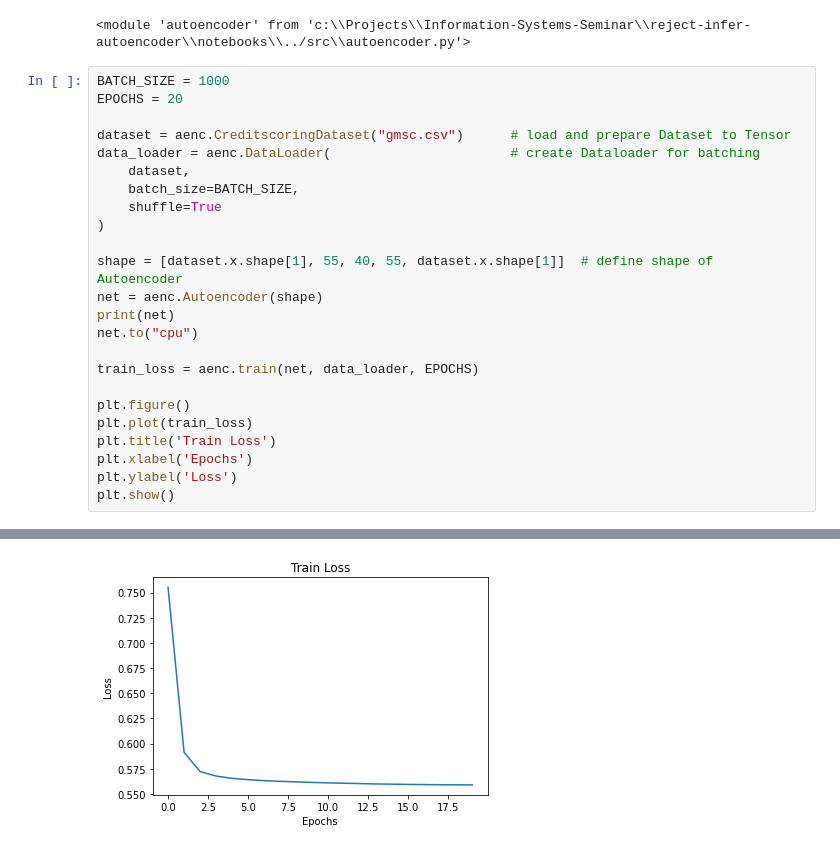
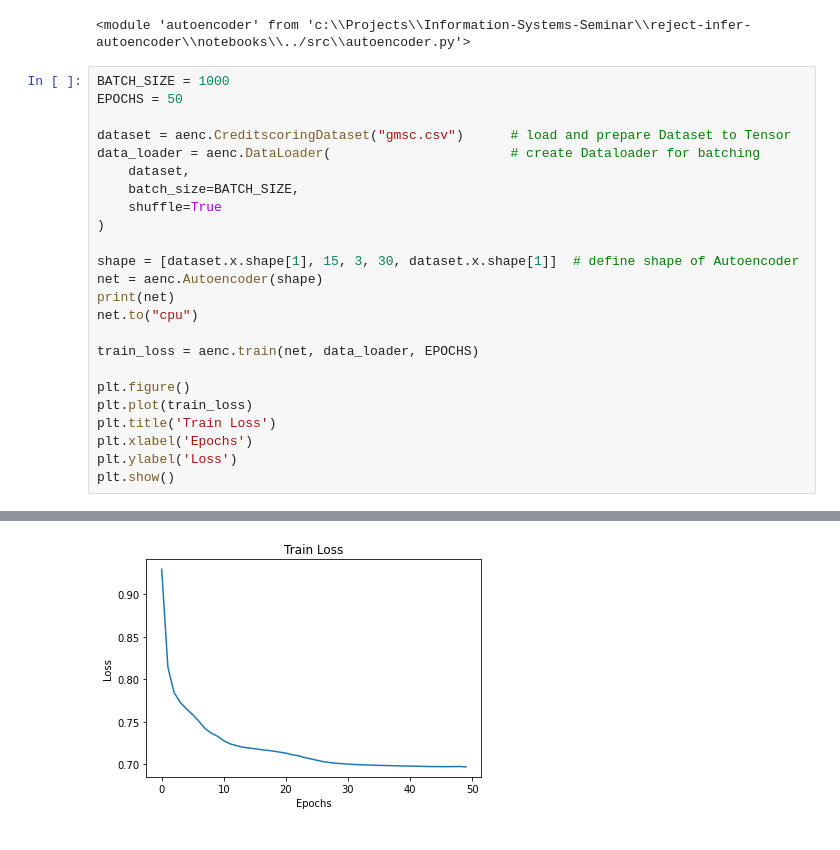
Before and after one commit to lukasvoege/reject-infer-autoencoder, a Jupyter notebook: notebooks/playground.ipynb, the cells around one changed output, grey strips where cells are left out. Drawn from its saved outputs; the diff is of its cells as text.

```diff
--- a/notebooks/playground.ipynb
+++ b/notebooks/playground.ipynb
@@ -70,7 +49,7 @@ importlib.reload(aenc)
 <module 'autoencoder' from 'c:\\Projects\\Information-Systems-Seminar\\reject-infer-autoencoder\\notebooks\\../src\\autoencoder.py'>
 # %%
 BATCH_SIZE = 1000
-EPOCHS = 20
+EPOCHS = 50
 
 dataset = aenc.CreditscoringDataset("gmsc.csv")      # load and prepare Dataset to Tensor
 data_loader = aenc.DataLoader(                       # create Dataloader for batching
@@ -79,7 +58,7 @@ data_loader = aenc.DataLoader(                       # create Dataloader for bat
     shuffle=True
 )
 
-shape = [dataset.x.shape[1], 55, 40, 55, dataset.x.shape[1]]  # define shape of Autoencoder
+shape = [dataset.x.shape[1], 15, 3, 30, dataset.x.shape[1]]  # define shape of Autoencoder
 net = aenc.Autoencoder(shape)
 print(net)
 net.to("cpu")
@@ -113,3 +92,3 @@ Epoch 20 of 20, Train Loss: 0.559
-[figure, old version]
+[figure, new version]
 # %%
 # Use trained Autoencoder
```
Also changed, not shown: parts of 5 cells of this notebook, 3 other files.
